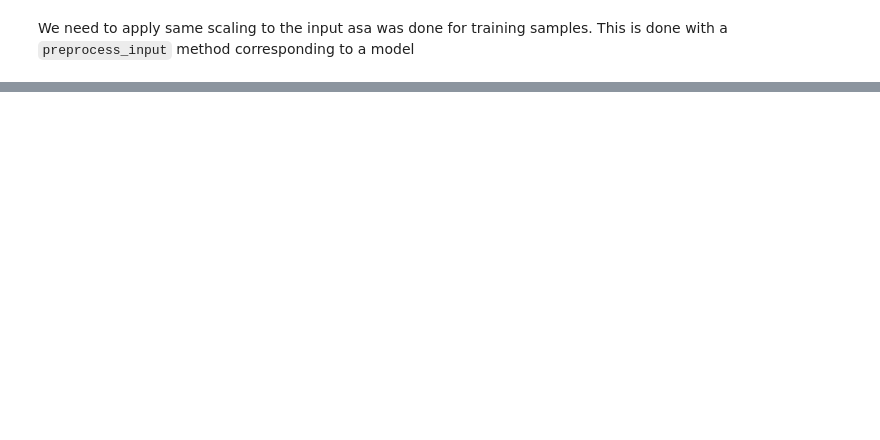
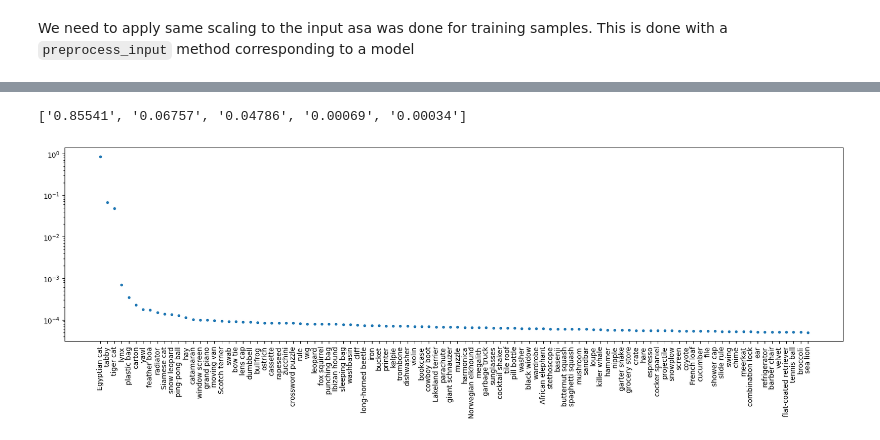
Before and after one commit to neworldemancer/BMLWS, a Jupyter notebook: tutorial/Tutorial_IV_torch_Convolutions.ipynb, the cells around one changed output, grey strips where cells are left out. Drawn from its saved outputs; the diff is of its cells as text; code cells hidden in the pictures; blank space fills up the shorter version.

Commit message:
tutorial 4 torch

```diff
--- a/tutorial/Tutorial_IV_torch_Convolutions.ipynb
+++ b/tutorial/Tutorial_IV_torch_Convolutions.ipynb
@@ -339,0 +352,3 @@ probs = base_model(torch.from_numpy(img_raw.transpose([2,0,1])[np.newaxis]))
+# %%
+image_t_bchw = image_t.unsqueeze(0)  # add batch dimension
+image_t_bchw.shape
@@ -339,0 +357,4 @@ probs = base_model(torch.from_numpy(img_raw.transpose([2,0,1])[np.newaxis]))
+# %%
+with torch.no_grad():
+    probs = base_model(image_t_bchw)
+probs.shape
@@ -340,10 +363,10 @@ probs = base_model(torch.from_numpy(img_raw.transpose([2,0,1])[np.newaxis]))
 # %%
-probs = F.softmax(probs.logits, dim=1)[0]
+probs = F.softmax(probs, dim=1)[0]
 # %%
 # get top 5 predictions
 top5 = torch.topk(probs, 5)
 # %%
 indices = top5.indices
-probs = top5.values
+probs5 = top5.values
 # %%
 [class_names[i] for i in indices]
@@ -352,0 +375,15 @@ plt.semilogy([prob for class_id, class_name, prob in all_preds[0]], '.');
+# %%
+[f'{p:.5f}' for p in probs5]
+# %% [output]
+['0.85541', '0.06757', '0.04786', '0.00069', '0.00034']
+# %%
+probs_np = probs.detach().cpu().numpy()
+indices = np.argsort(probs_np)[::-1][:100]
+probs_s = probs_np[indices]
+classes = [class_names[i] for i in indices]
+
+plt.figure(figsize=(20,5))
+plt.semilogy(classes, probs_s, '.');
+plt.xticks(rotation=90);
+# %% [output]
+[figure, added]
```
Also changed, not shown: parts of 15 cells of this notebook.
